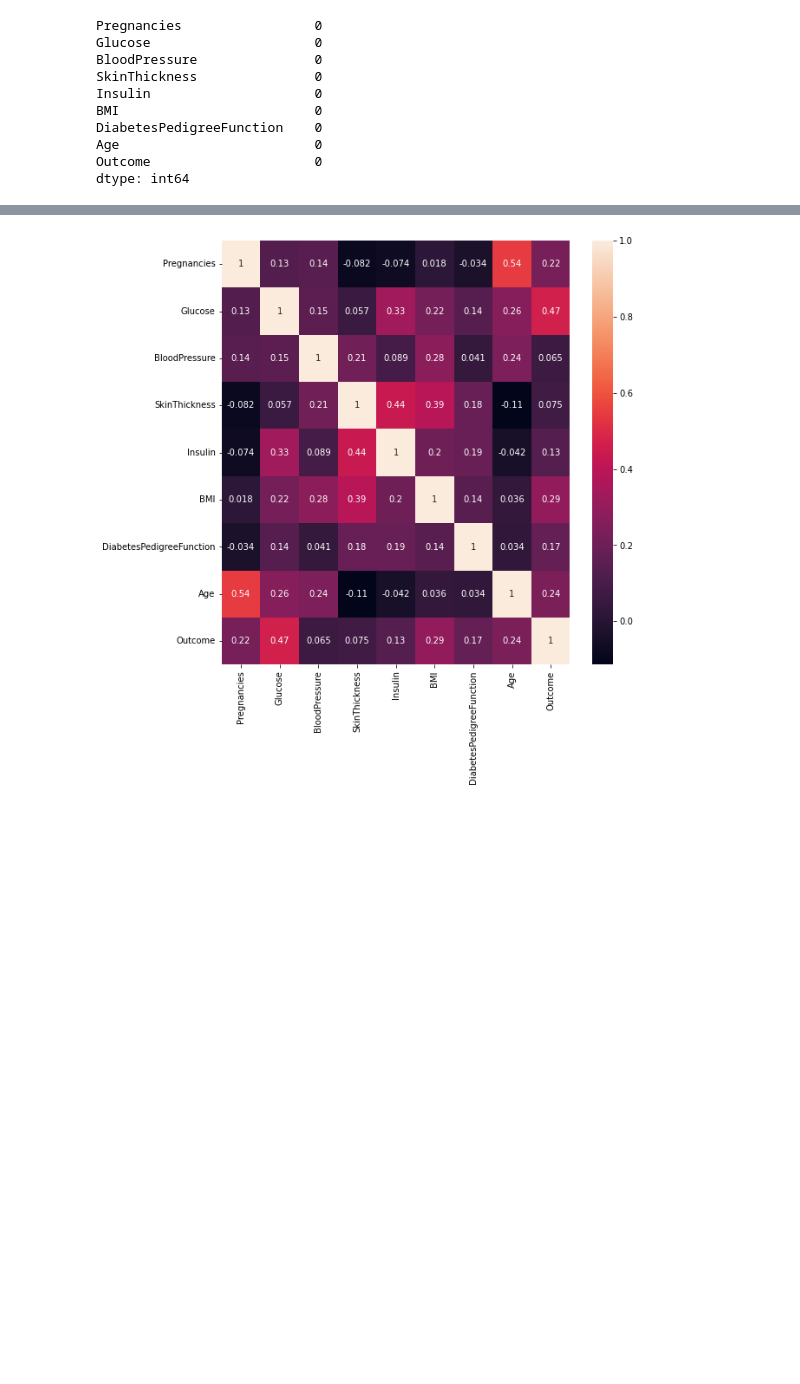
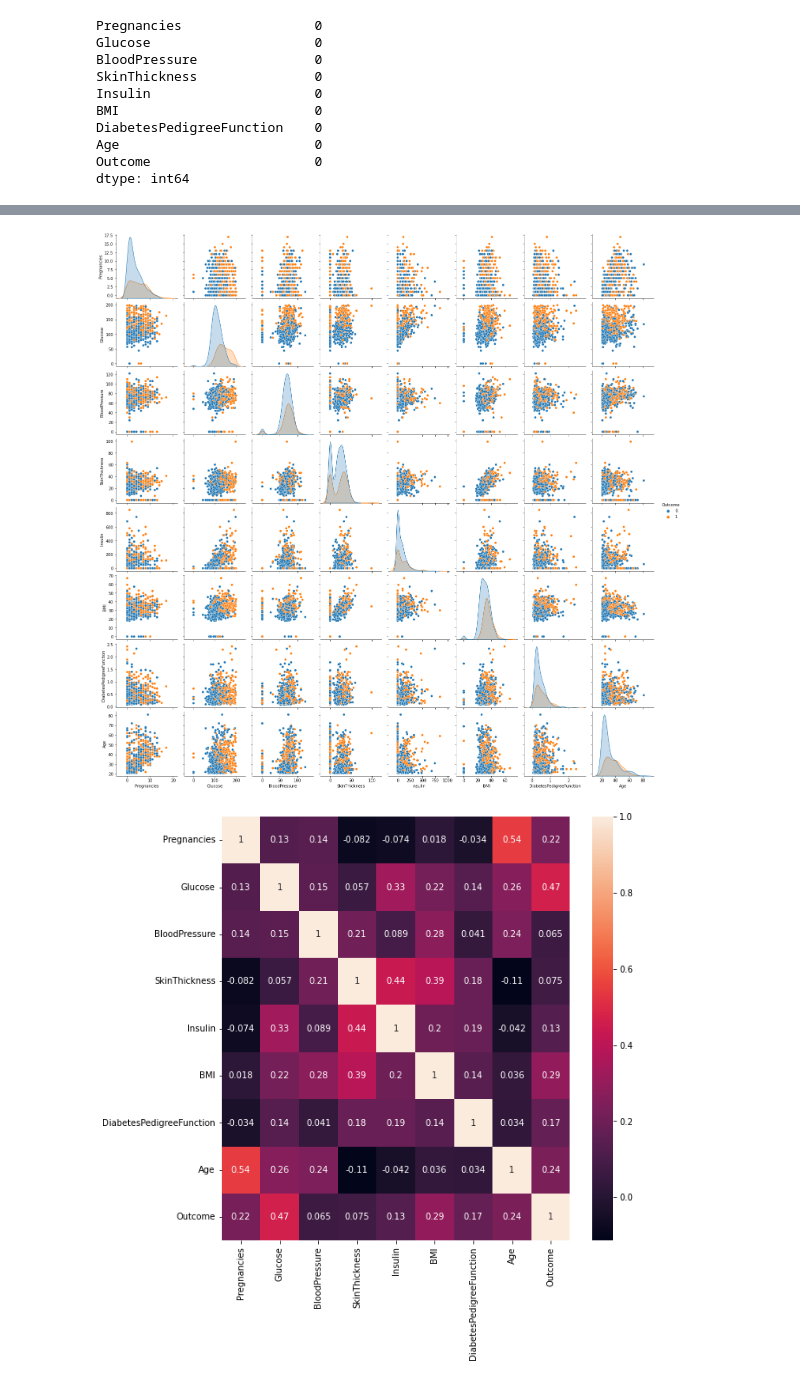
Before and after one commit to marselinusphs/yg-penting-ngumpul, a Jupyter notebook: Untitled.ipynb, the cells around one changed output, grey strips where cells are left out. Drawn from its saved outputs; the diff is of its cells as text; code cells hidden in the pictures; blank space fills up the shorter version.

```diff
--- a/Untitled.ipynb
+++ b/Untitled.ipynb
@@ -87,6 +87,11 @@ df.describe().style.format("{:.2f}")
 | 50% | 3.00 | 117.00 | 72.00 | 23.00 | 30.50 | 32.00 | 0.37 | 29.00 | ... |
 | 75% | 6.00 | 140.25 | 80.00 | 32.00 | 127.25 | 36.60 | 0.63 | 41.00 | ... |
 | max | 17.00 | 199.00 | 122.00 | 99.00 | 846.00 | 67.10 | 2.42 | 81.00 | ... |
+# %%
+sns.pairplot(df, hue='Outcome')
+plt.show()
+# %% [output]
+[figure, added]
 # %%
 plt.figure(figsize = (9,9))
 sns.heatmap(df.corr(), annot = True)
```
Also changed, not shown: parts of 6 cells of this notebook, 3 other files.
